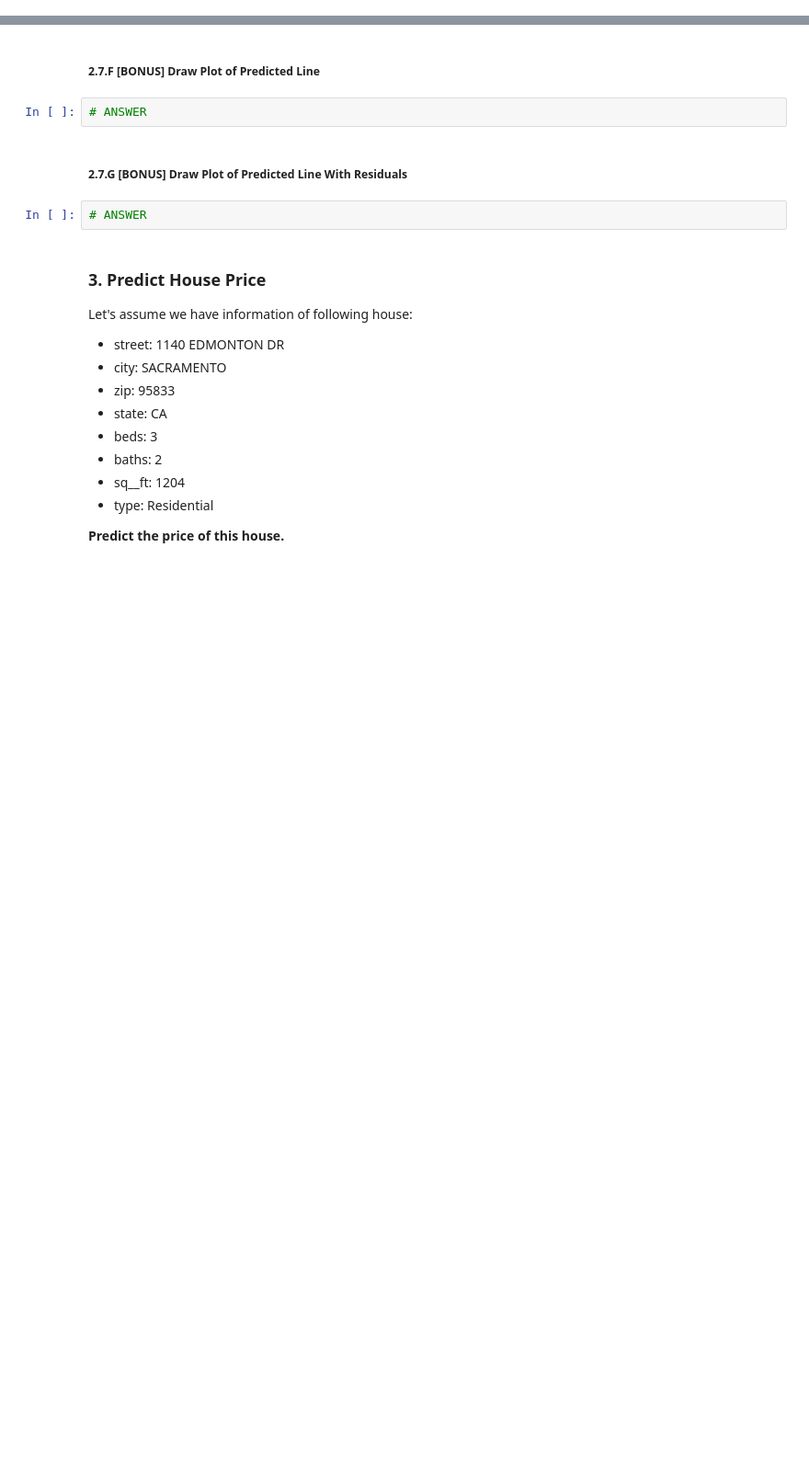
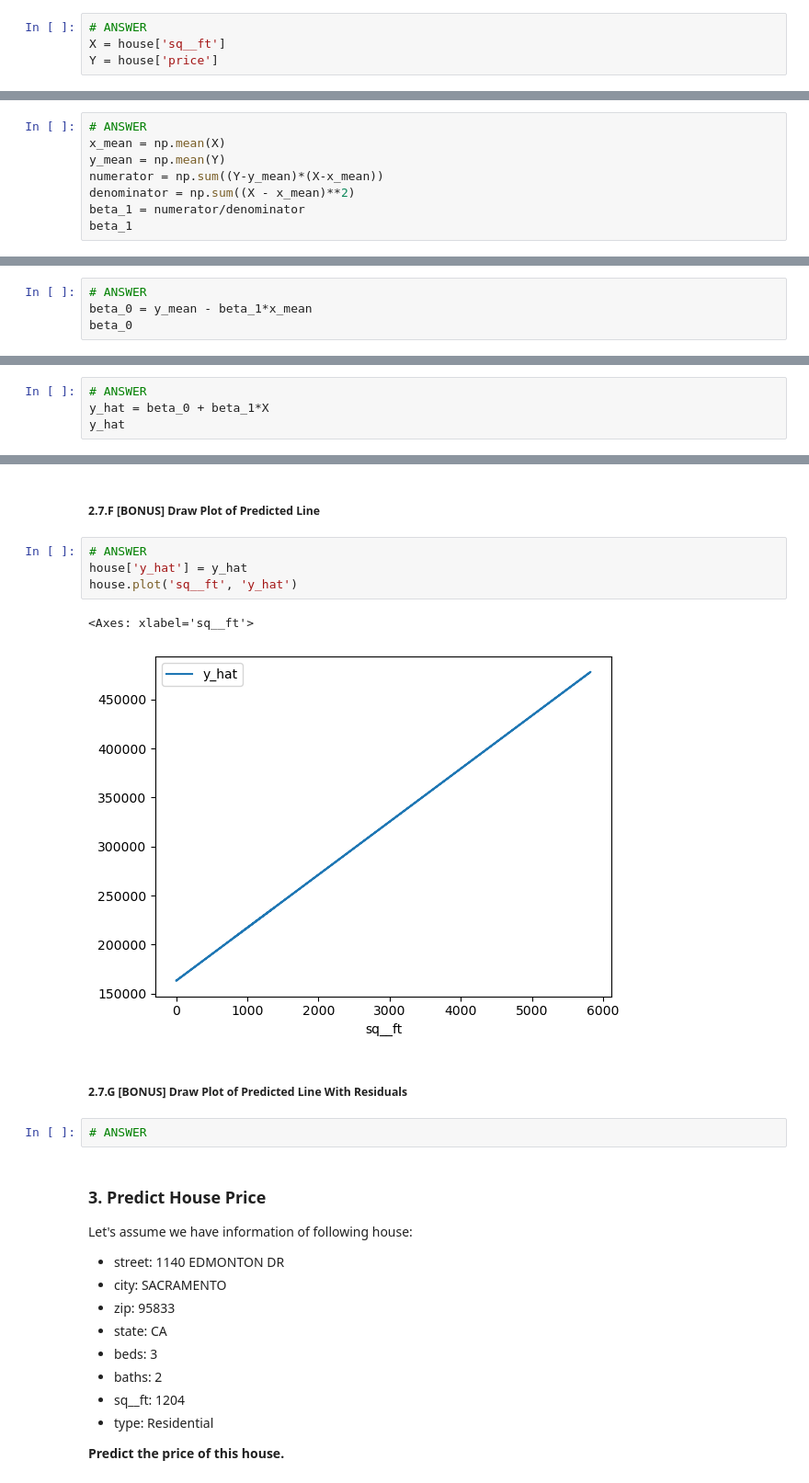
Before and after one commit to VeraLyu2022/iod, a Jupyter notebook: Module 4/Lab 4/IOD_Lab 4.1.1.ipynb, the cells around one changed output, grey strips where cells are left out. Shown at 92% size. Cells and saved outputs as stored; diff of their text form; blank space fills up the shorter version.

```diff
--- a/Module 4/Lab 4/IOD_Lab 4.1.1.ipynb
+++ b/Module 4/Lab 4/IOD_Lab 4.1.1.ipynb
@@ -82,3 +130,7 @@ Given variables:
+# %%
+# ANSWER
+X = house['sq__ft']
+Y = house['price']
 # %% [markdown]
 ##### 2.7.A Calculate beta_1
 
@@ -87,0 +138,8 @@ Given variables:
+# %%
+# ANSWER
+x_mean = np.mean(X)
+y_mean = np.mean(Y)
+numerator = np.sum((Y-y_mean)*(X-x_mean))
+denominator = np.sum((X - x_mean)**2)
+beta_1 = numerator/denominator
+beta_1
@@ -93,0 +152,4 @@ Given variables:
+# %%
+# ANSWER
+beta_0 = y_mean - beta_1*x_mean
+beta_0
@@ -99,0 +162,4 @@ Given variables:
+# %%
+# ANSWER
+y_hat = beta_0 + beta_1*X
+y_hat
@@ -128,7 +231,12 @@ $R^2$:
 # %% [markdown]
 ##### 2.7.F [BONUS] Draw Plot of Predicted Line
-# %%
-# ANSWER
+# %%
+# ANSWER
+house['y_hat'] = y_hat
+house.plot('sq__ft', 'y_hat')
+# %% [output]
+<Axes: xlabel='sq__ft'>
+[figure, added]
 # %% [markdown]
 ##### 2.7.G [BONUS] Draw Plot of Predicted Line With Residuals
 # %%
```
Also changed, not shown: parts of 20 cells of this notebook, 14 other files.
